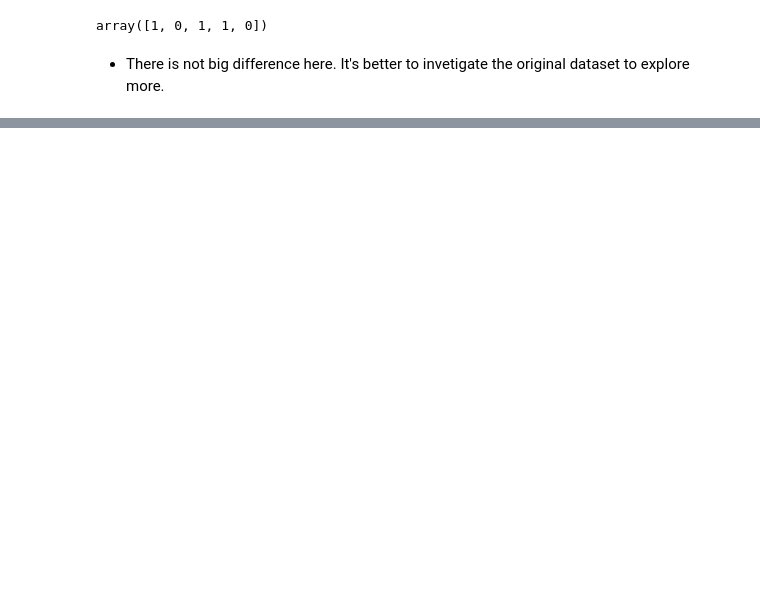
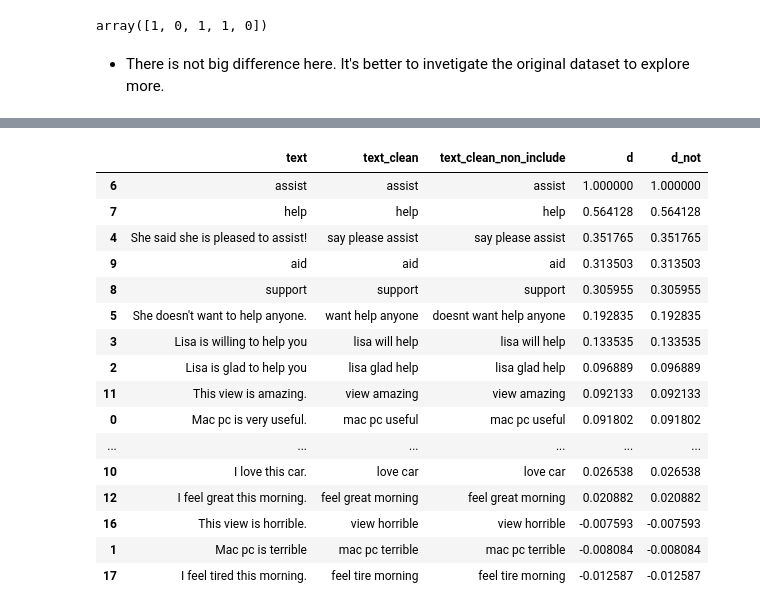
Before and after one commit to HuangKY/DataScience, a Jupyter notebook: NLP/NLP_Practices/IMDB_text_analysis.ipynb, the cells around one changed output, grey strips where cells are left out. Drawn from its saved outputs; the diff is of its cells as text; code cells hidden in the pictures; blank space fills up the shorter version.

```diff
--- a/NLP/NLP_Practices/IMDB_text_analysis.ipynb
+++ b/NLP/NLP_Practices/IMDB_text_analysis.ipynb
@@ -306,0 +644,3 @@ array([1, 0, 1, 1, 0])
+# %%
+self_sentence_df['text_clean'] = self_sentence_df['text'].map(lambda x: text_cleansing(x))
+self_sentence_df['text_clean_non_include'] = self_sentence_df['text'].map(lambda x: text_cleansing(x, True))
@@ -306,0 +659,23 @@ array([1, 0, 1, 1, 0])
+# %%
+# essay vectorization (300 components)
+essay_v = []
+essay_v_not =[]
+
+for essay in self_sentence_df['text_clean']:
+    essay_v.append(swem_agg_vector(essay.split(' '), word2vec_base, 'max'))
+
+for essay in self_sentence_df['text_clean_non_include']:
+    essay_v_not.append(swem_agg_vector(essay.split(' '), word2vec_base, 'max'))
+# %%
+target_index = 0
+
+cosine_distance = {}
+cosine_distance_not = {}
+for idx in range(len(essay_v)):
+    cosine_distance[idx] = cos_similarity(essay_v[idx], essay_v[target_index])
+    cosine_distance_not[idx] = cos_similarity(essay_v_not[idx], essay_v_not[target_index])
+# %%
+print('target_index = {}'.format(target_index))
+final_df = pd.concat([self_sentence_df, pd.DataFrame.from_dict(cosine_distance, orient='index', columns=['d']),
+pd.DataFrame.from_dict(cosine_distance_not, orient='index', columns=['d_not'])], axis=1)
+final_df.sort_values(ascending=False, by='d')
@@ -306,0 +693,20 @@ array([1, 0, 1, 1, 0])
+# %%
+final_df.sort_values(ascending=False, by='d_not')
+# %% [output]
+|  | text | text_clean | text_clean_non_include | d | d_not |
+| 6 | assist | assist | assist | 1.000000 | 1.000000 |
+| 7 | help | help | help | 0.564128 | 0.564128 |
+| 4 | She said she is pleased to assist! | say please assist | say please assist | 0.351765 | 0.351765 |
+| 9 | aid | aid | aid | 0.313503 | 0.313503 |
+| 8 | support | support | support | 0.305955 | 0.305955 |
+| 5 | She doesn't want to help anyone. | want help anyone | doesnt want help anyone | 0.192835 | 0.192835 |
+| 3 | Lisa is willing to help you | lisa will help | lisa will help | 0.133535 | 0.133535 |
+| 2 | Lisa is glad to help you | lisa glad help | lisa glad help | 0.096889 | 0.096889 |
+| 11 | This view is amazing. | view amazing | view amazing | 0.092133 | 0.092133 |
+| 0 | Mac pc is very useful. | mac pc useful | mac pc useful | 0.091802 | 0.091802 |
+| ... | ... | ... | ... | ... | ... |
+| 10 | I love this car. | love car | love car | 0.026538 | 0.026538 |
+| 12 | I feel great this morning. | feel great morning | feel great morning | 0.020882 | 0.020882 |
+| 16 | This view is horrible. | view horrible | view horrible | -0.007593 | -0.007593 |
+| 1 | Mac pc is terrible | mac pc terrible | mac pc terrible | -0.008084 | -0.008084 |
+| 17 | I feel tired this morning. | feel tire morning | feel tire morning | -0.012587 | -0.012587 |
```
Also changed, not shown: parts of 80 cells of this notebook, 1 other file.
